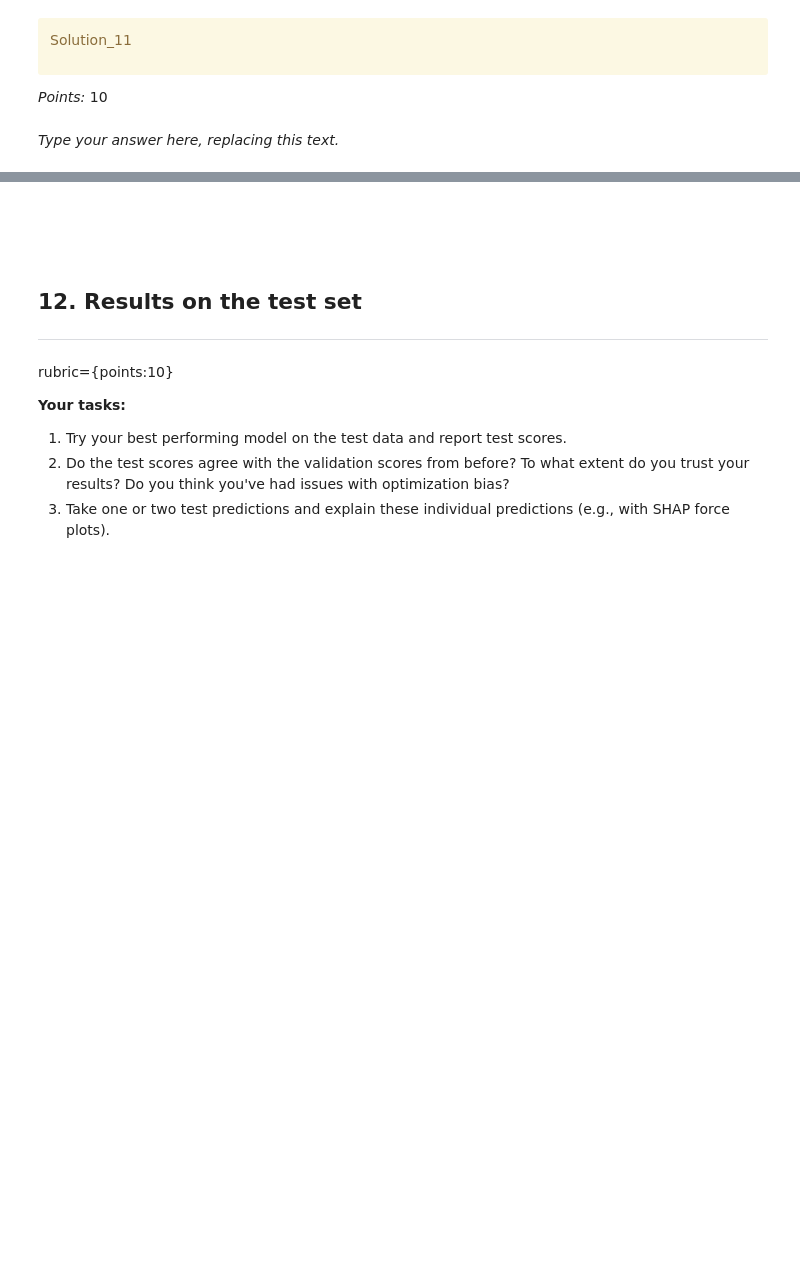
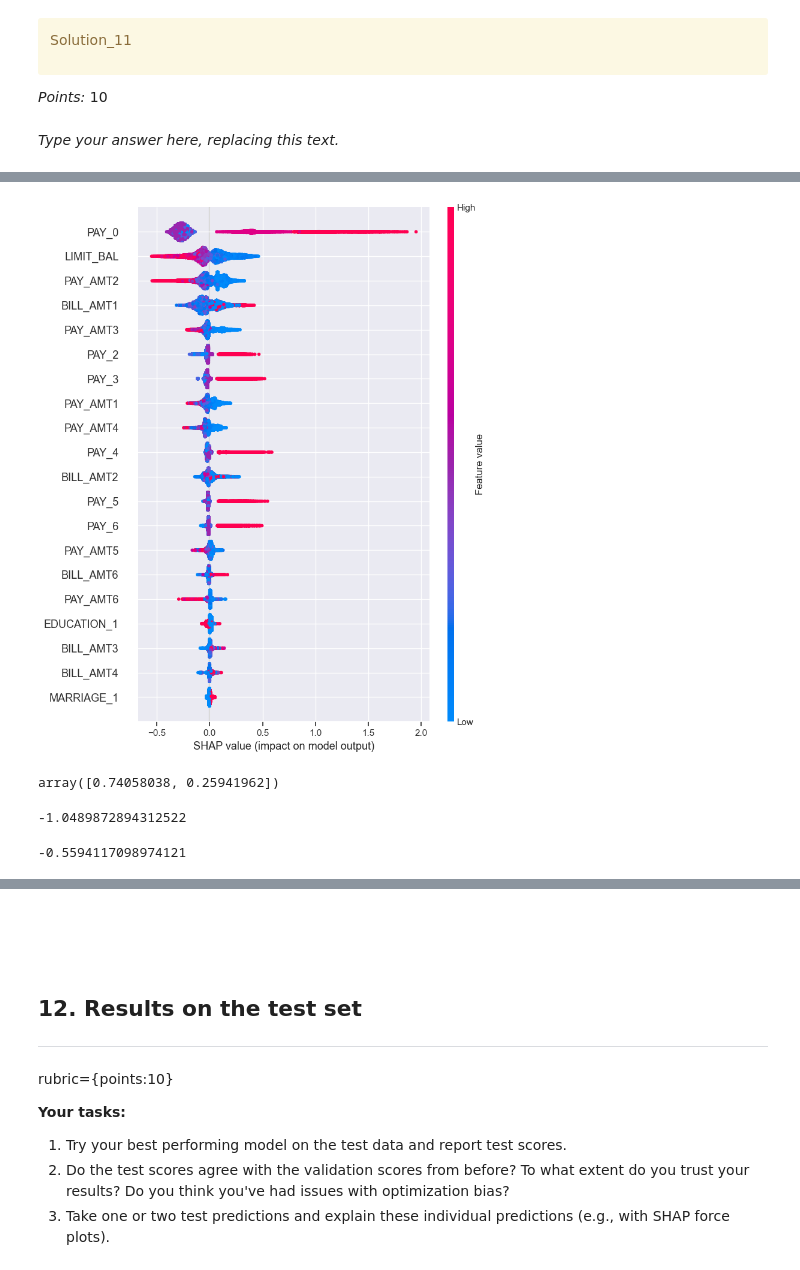
Before and after one commit to Aryan-SeongJae/Credit-Card-Project, a Jupyter notebook: hw5.ipynb, the cells around one changed output, grey strips where cells are left out. Drawn from its saved outputs; the diff is of its cells as text; code cells hidden in the pictures; blank space fills up the shorter version.

```diff
--- a/hw5.ipynb
+++ b/hw5.ipynb
@@ -1116,0 +922,13 @@ The parameters obtained from Bayesian Optimization provide a potentially competi
+# %%
+random_search_rf = RandomizedSearchCV(
+    pipe_random_forest,
+    param_grid_rf,
+    n_iter=50,
+    verbose=1,
+    n_jobs=1,
+    scoring=scoring_metric,
+    random_state=123,
+    return_train_score=True,
+)
+
+random_search_rf.fit(X_train, y_train)
@@ -1212,0 +1159,12 @@ Ellipsis
+# %%
+import shap
+
+preprocessor.fit(X_train, y_train)
+
+X_train_enc = pd.DataFrame(
+    data=preprocessor.transform(X_train),
+    columns=feature_names,
+    index=X_train.index,
+)
+
+X_train_enc.head()
@@ -1212,0 +1179,12 @@ Ellipsis
+# %%
+lgbm_tuned = LGBMClassifier(
+    scale_pos_weight=ratio,
+    random_state=2,
+    learning_rate=random_search_lgbm.best_params_["lgbmclassifier__learning_rate"],
+    n_estimators=random_search_lgbm.best_params_["lgbmclassifier__n_estimators"],
+    subsample=random_search_lgbm.best_params_["lgbmclassifier__subsample"],
+)
+
+lgbm_tuned.fit(X_train_enc, y_train)
+lgbm_explainer = shap.TreeExplainer(lgbm_tuned)
+lgbm_shap_values = lgbm_explainer.shap_values(X_train_enc)
@@ -1212,0 +1216,4 @@ Ellipsis
+# %%
+shap.summary_plot(lgbm_shap_values, X_train_enc)
+# %% [output]
+[figure, added]
@@ -1212,0 +1228,12 @@ Ellipsis
+# %%
+lgbm_tuned.predict_proba(X_test_enc)[1]
+# %% [output]
+array([0.74058038, 0.25941962])
+# %%
+lgbm_tuned.predict(X_test_enc, raw_score=True)[1]
+# %% [output]
+-1.0489872894312522
+# %%
+lgbm_explainer.expected_value
+# %% [output]
+-0.5594117098974121
```
Also changed, not shown: parts of 112 cells of this notebook.
